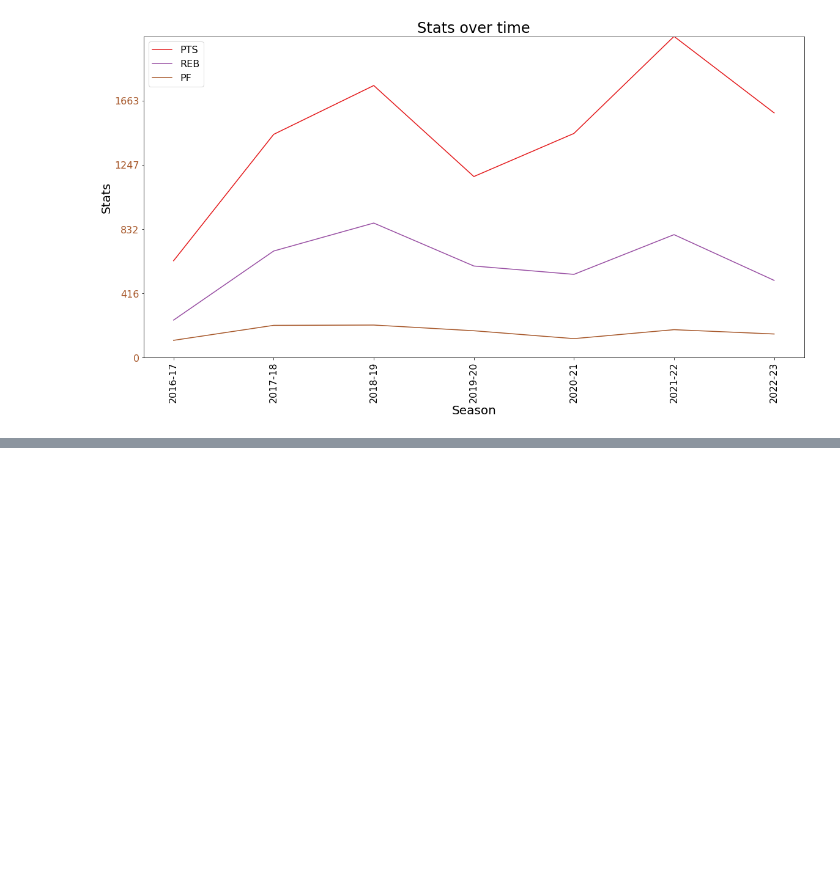
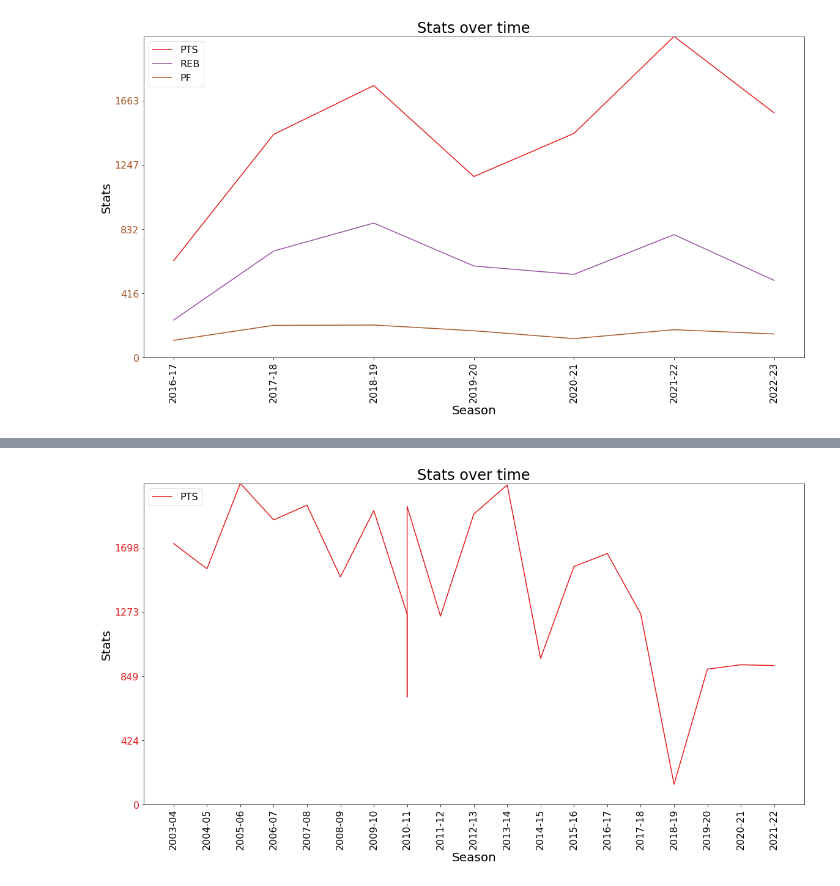
Before and after one commit to gporceng/NBA_Graphs, a Jupyter notebook: Demo.ipynb, the cells around one changed output, grey strips where cells are left out. Cells and saved outputs as stored; diff of their text form; code cells hidden in the pictures; blank space fills up the shorter version.

```diff
--- a/Demo.ipynb
+++ b/Demo.ipynb
@@ -225,0 +259,7 @@ test()
+# %%
+def plotPts(player):
+    plot_stats(plotPlayerStats(getPlayerID(player)),['PTS'])
+# %%
+plotPts("Carmelo Anthony")
+# %% [output]
+[figure, added]
```
Also changed, not shown: parts of 23 cells of this notebook.
